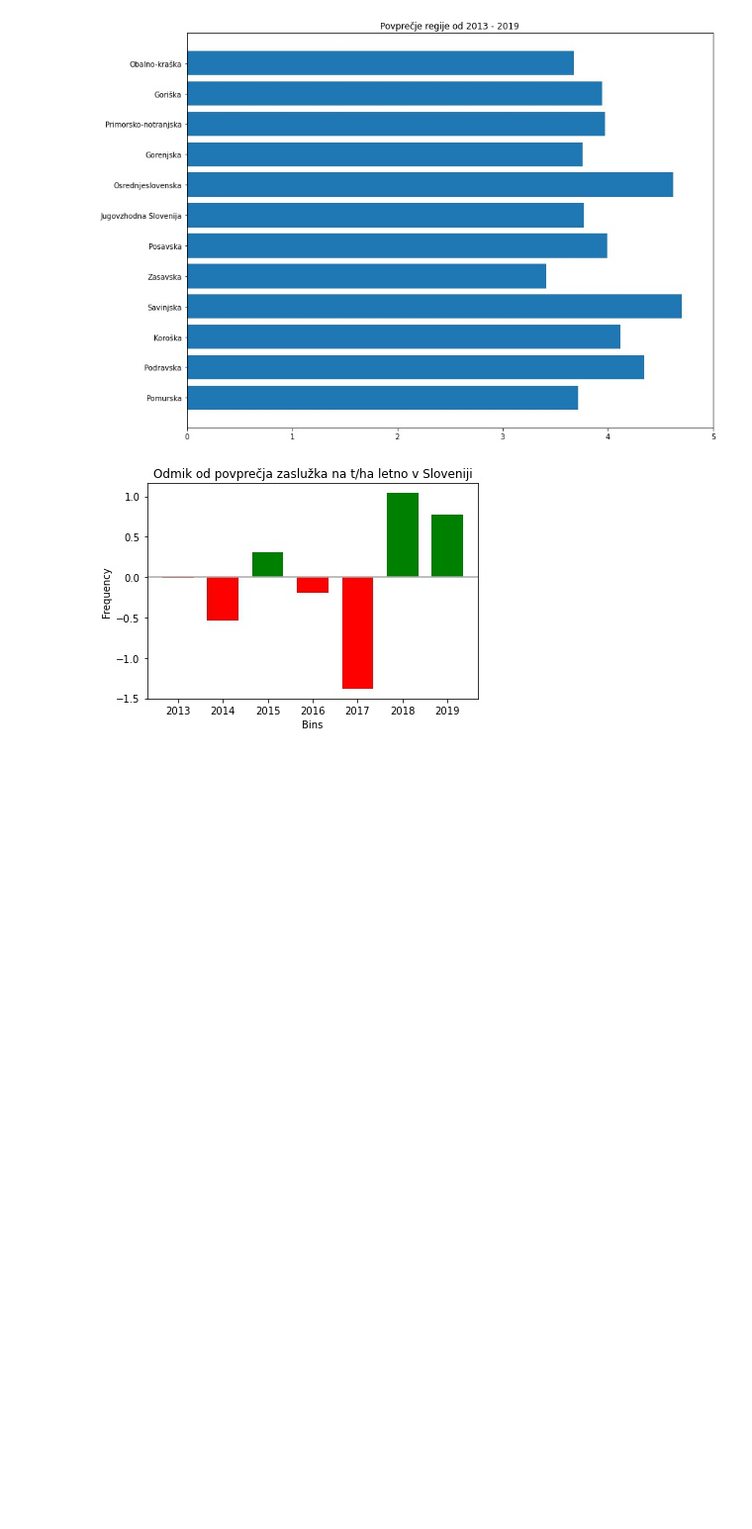
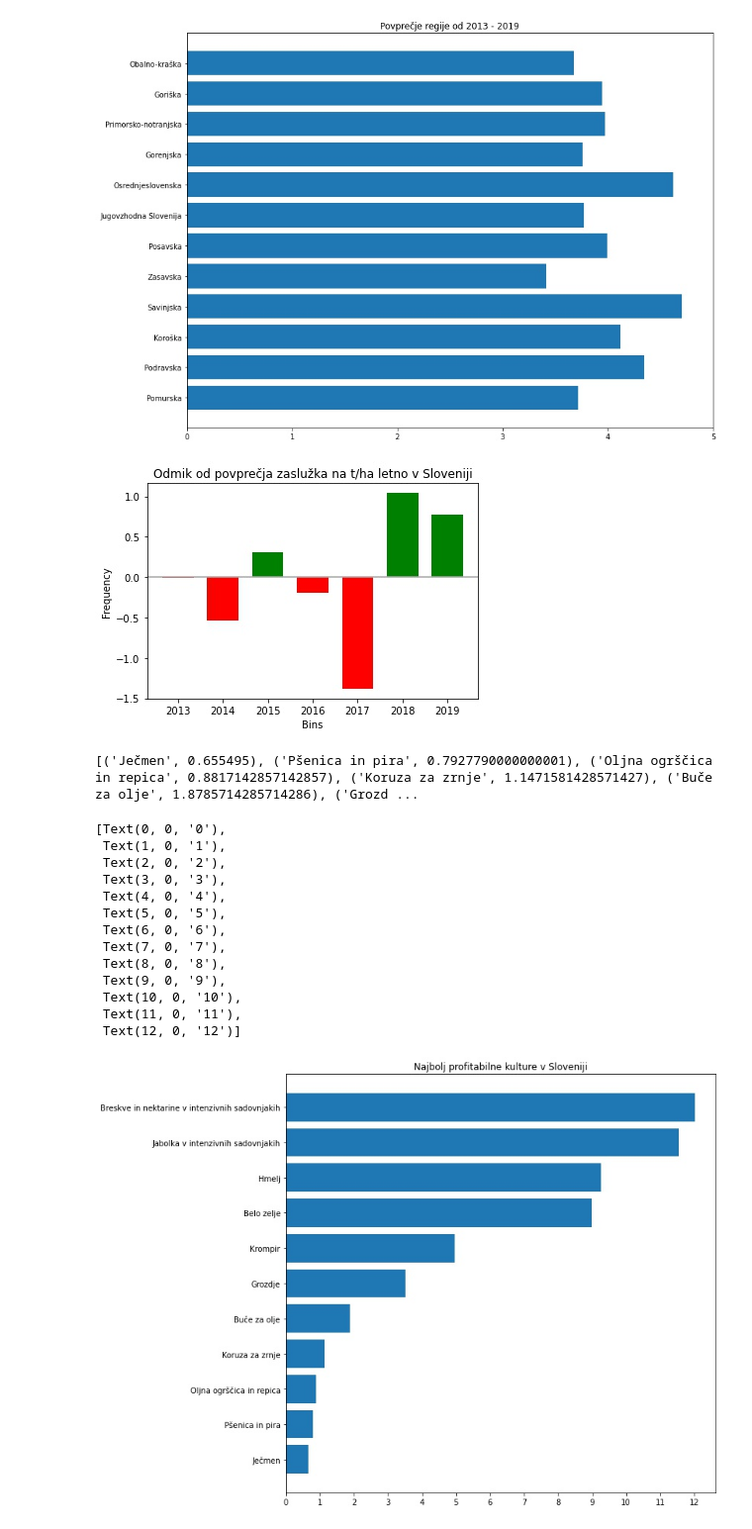
Before and after one commit to friderikceljski/PR21GRMKNR, a Jupyter notebook: Projekt.ipynb, the cells around one changed output. Shown at 99% size. Saved outputs shown, nothing was run; the diff lists cells and outputs as text; code cells hidden in the pictures; blank space fills up the shorter version.

```diff
--- a/Projekt.ipynb
+++ b/Projekt.ipynb
@@ -623,3 +623,45 @@ plt.show()
 # %% [output]
 [figure]
 [figure]
+# %%
+profitablineKulture = {}
+for j in range(11):
+    povprecja = 0
+    letnice = 2013
+    for i in range(2013, 2020, 1):
+        string = '"' + str(letnice) + ' SLOVENIJA"'
+        povprecja += float(df.loc[string][j]) * float(Average_price['"' + str(letnice)][df.loc[string].keys()[j]])
+        letnice += 1
+    povprecja /= 7
+    profitablineKulture[df.loc[string].keys()[j]] = povprecja
+
+profitablineKulture = sorted(profitablineKulture.items(), key=lambda item: item[1], reverse=False)
+podatki = {}
+for key in profitablineKulture:
+    podatki[key[0]] = key[1]
+print(profitablineKulture)
+fig, ax = plt.subplots(figsize=(10,10))
+
+x = np.arange(len(podatki))
+ax.barh(x, podatki.values())
+ax.set_yticks(x)
+plt.title("Najbolj profitabilne kulture v Sloveniji")
+ax.set_yticklabels(podatki.keys())
+ax.set_xticks(np.arange(13))
+ax.set_xticklabels(range(0,13))
+# %% [output]
+[('Ječmen', 0.655495), ('Pšenica in pira', 0.7927790000000001), ('Oljna ogrščica in repica', 0.8817142857142857), ('Koruza za zrnje', 1.1471581428571427), ('Buče za olje', 1.8785714285714286), ('Grozd ...
+[Text(0, 0, '0'),
+ Text(1, 0, '1'),
+ Text(2, 0, '2'),
+ Text(3, 0, '3'),
+ Text(4, 0, '4'),
+ Text(5, 0, '5'),
+ Text(6, 0, '6'),
+ Text(7, 0, '7'),
+ Text(8, 0, '8'),
+ Text(9, 0, '9'),
+ Text(10, 0, '10'),
+ Text(11, 0, '11'),
+ Text(12, 0, '12')]
+[figure, added]
```
Also changed, not shown: parts of 3 cells of this notebook.
